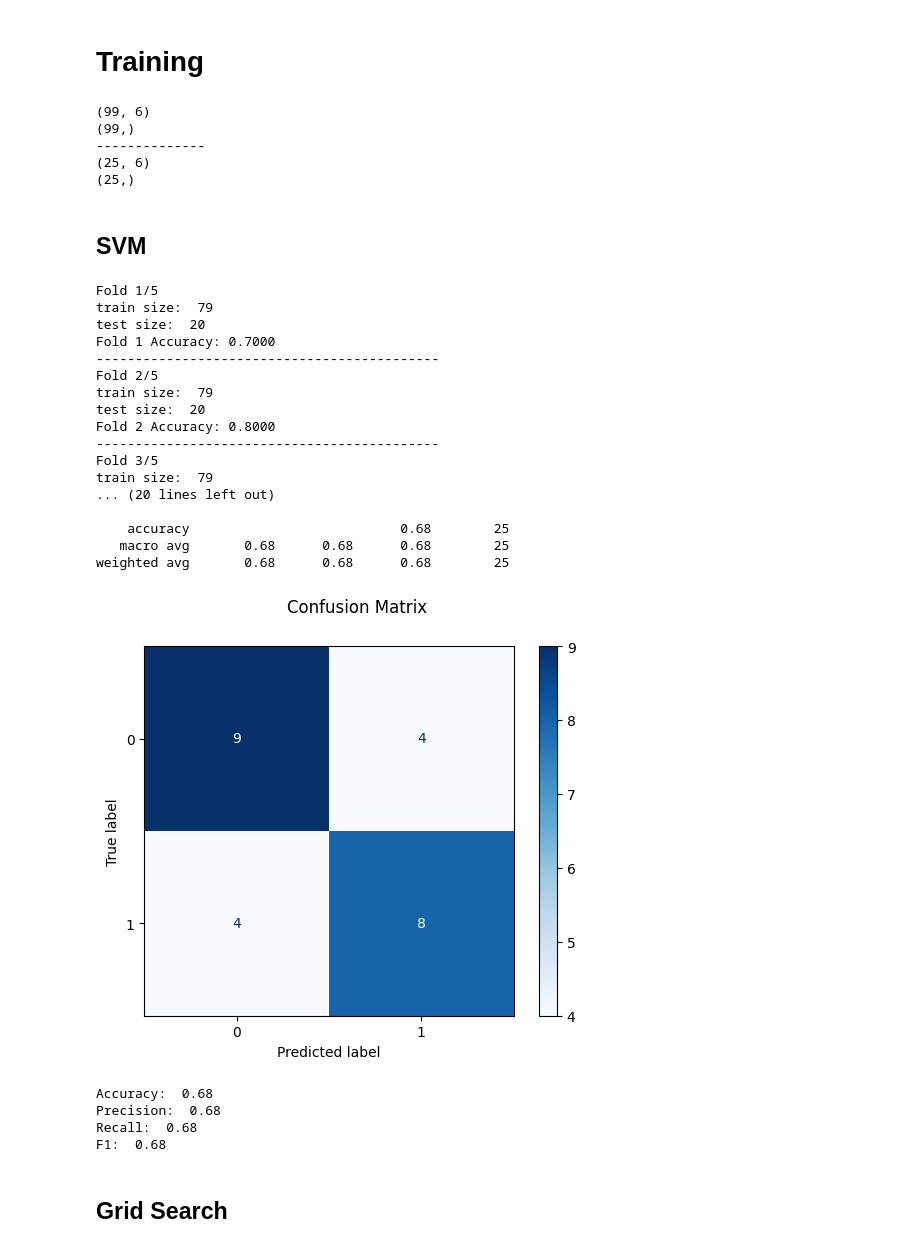
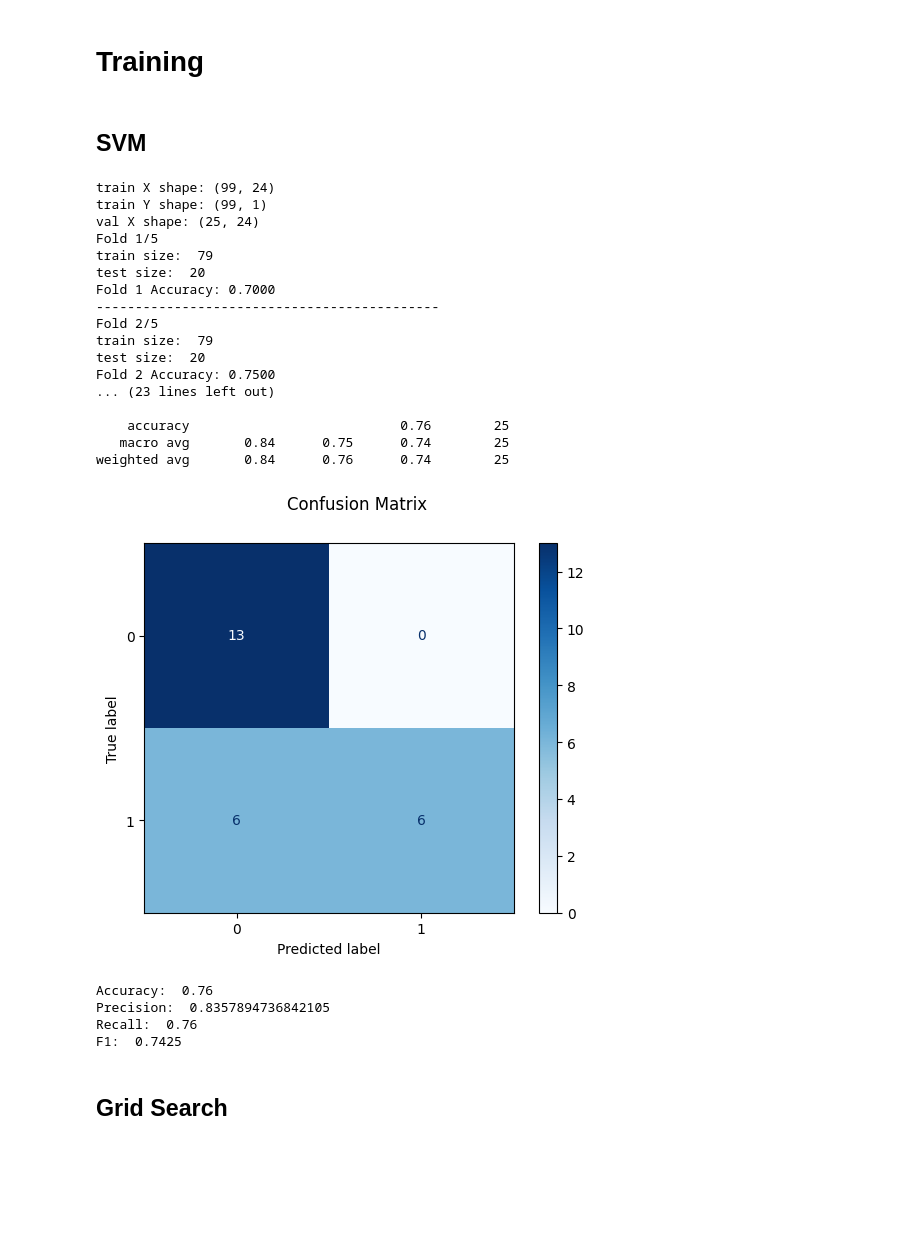
Before and after one commit to mary-alrayes/ml_project, a Jupyter notebook: ml_project.ipynb, the cells around one changed output. Saved outputs shown, nothing was run; the diff lists cells and outputs as text; code cells hidden in the pictures; blank space fills up the shorter version.

Commit message:
add one_hot_econding and changes in preprocessing

```diff
--- a/ml_project.ipynb
+++ b/ml_project.ipynb
@@ -442,6 +450,6 @@ def removeId(data):
 # %%
 # function to split data to features and target
 def splitToFeaturesAndTarget(data):
-    X = data.drop(["target"],axis=1).values
-    Y = data["target"].values
+    X = data.drop('target', axis=1).values.tolist()
+    Y = data["target"].values.tolist()
     return X,Y
@@ -454,6 +516,0 @@ def splitToFeaturesAndTarget(data):
-# %%
-#removing id column from training set
-monk1_train_data=removeId(monk1_train_data)
-
-
-print(monk1_train_data)
@@ -503,13 +517,7 @@ print(monk1_split_validation_set)
 # %%
-monk1_train_X,monk1_train_Y =splitToFeaturesAndTarget(monk1_split_train_set)
-print('Training')
-print('x\n',monk1_train_X)
-print('y\n',monk1_train_Y)
-
-
-#validation set
-monk1_validation_X,monk1_validation_Y =splitToFeaturesAndTarget( monk1_split_validation_set)
-print('Test')
-print('x\n',monk1_validation_X)
-print('y\n',monk1_validation_Y)
+monk1_train_X, monk1_train_Y, monk1_validation_X, monk1_validation_Y = preprocessData(monk1_train_data)
+print(f"monk1_train_X\n {monk1_train_X.shape}")
+print(f"monk1_train_Y\n {monk1_train_Y.shape}")
+print(f"monk1_validation_X\n {monk1_validation_X.shape}")
+print(f"monk1_validation_Y\n {monk1_validation_Y.shape}")
 # %% [output]
@@ -766,63 +639,64 @@ def customClassificationReport(trueValue, predictedValues):
     print('Precision: ', precision_score(trueValue, predictedValues, average='weighted', zero_division=0))
     print('Recall: ', recall_score(trueValue, predictedValues, average='weighted', zero_division=0))
     print('F1: ', f1_score(trueValue, predictedValues, average='weighted', zero_division=0))
-# %%
-print(monk1_train_X.shape)
-print(monk1_train_Y.shape)
-print('--------------')
-print(monk1_validation_X.shape)
-print(monk1_validation_Y.shape)
-# %% [output]
-(99, 6)
-(99,)
---------------
-(25, 6)
-(25,)
 # %% [markdown]
 ## SVM
 # %%
 
 from sklearn import svm, metrics
+
+#reshape train_X, train_Y, validation_X
+monk1_train_X = monk1_train_X.reshape(monk1_train_X.shape[0], -1)
+monk1_train_Y = monk1_train_Y.reshape(-1, 1)
+
+monk1_validation_X = np.array(monk1_validation_X)
+monk1_validation_Y = np.array(monk1_validation_Y)
+monk1_validation_X = monk1_validation_X.reshape(monk1_validation_X.shape[0], -1)
+
+print(f"train X shape: {X.shape}")
+print(f"train Y shape: {y.shape}")
+
+print(f"val X shape: {monk1_validation_X.shape}")
 
 # Create a classifier: a support vector classifier
 
 # svm_classifier = svm.SVC()
 # svm_classifier = svm.SVC(kernel="linear")
 # svm_classifier = svm.SVC(kernel="poly", degree=10, C=100, gamma=0.01)
 svm_classifier = svm.SVC(kernel="sigmoid", C=12, gamma=0.01)
 # svm_classifier = svm.SVC(kernel="rbf", C=100, gamma=0.001)
 
 # Train the classifier with cross validation
-mean_accuracy,accuracies=custom_cross_validation(svm_classifier,monk1_train_X, monk1_train_Y)
+mean_accuracy,accuracies=custom_cross_validation(svm_classifier, monk1_train_X, monk1_train_Y)
 print('Mean accuracy cross validation: ',mean_accuracy)
 print('Accuracies cross validation: ',accuracies)
 
 monk1_validation_svm_predicted = svm_classifier.predict(monk1_validation_X)
 
 customClassificationReport(monk1_validation_Y,monk1_validation_svm_predicted)
 # %% [output]
+train X shape: (99, 24)
+train Y shape: (99, 1)
+val X shape: (25, 24)
 Fold 1/5
 train size:  79
 test size:  20
 Fold 1 Accuracy: 0.7000
 --------------------------------------------
 Fold 2/5
 train size:  79
 test size:  20
-Fold 2 Accuracy: 0.8000
---------------------------------------------
-Fold 3/5
-train size:  79
-... (20 lines left out)
+Fold 2 Accuracy: 0.7500
+... (23 lines left out)
 
-    accuracy                           0.68        25
-   macro avg       0.68      0.68      0.68        25
-weighted avg       0.68      0.68      0.68        25
+    accuracy                           0.76        25
+   macro avg       0.84      0.75      0.74        25
+weighted avg       0.84      0.76      0.74        25
-[figure, old version]
+[figure, new version]
-Accuracy:  0.68
-Precision:  0.68
-Recall:  0.68
-F1:  0.68
+Accuracy:  0.76
+Precision:  0.8357894736842105
+Recall:  0.76
+F1:  0.7425
 # %% [markdown]
 ## Grid Search
 # %%
```
Also changed, not shown: parts of 45 cells of this notebook.
